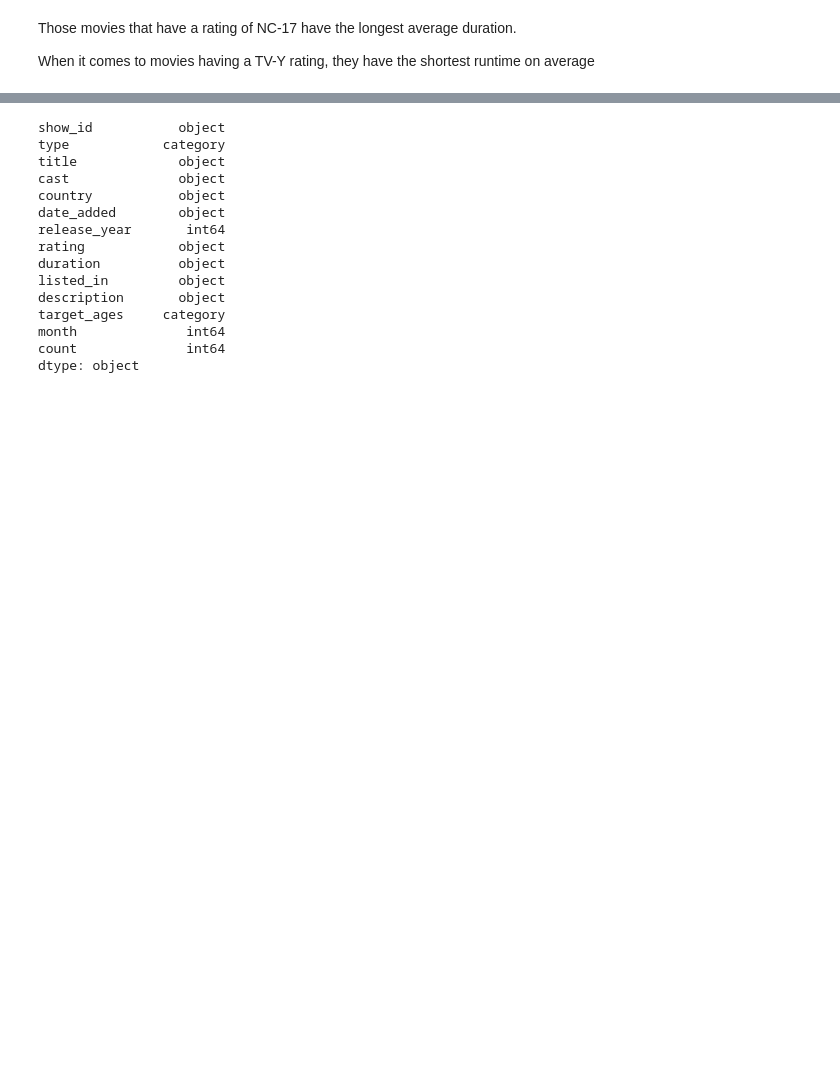
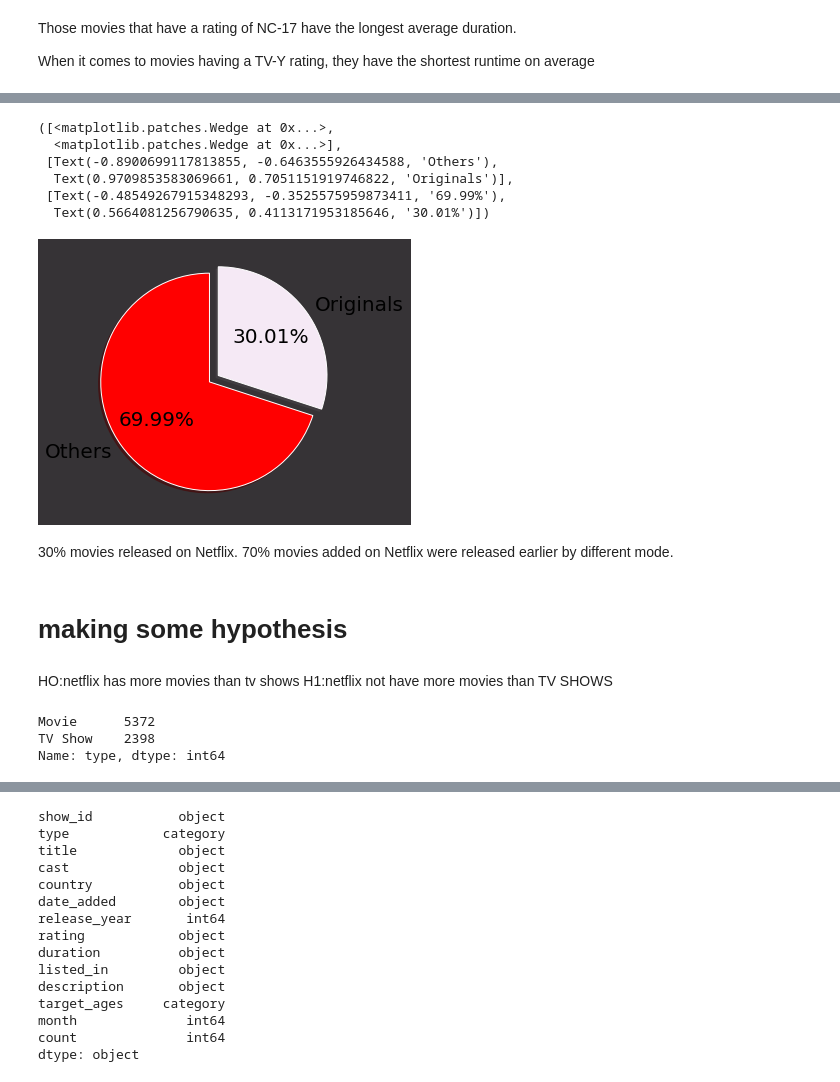
Before and after one commit to apoorvaKR12695/Netflix-Movies-and-TV-Shows-Clustering, a Jupyter notebook: Copy_of_Copy_of_NETFLIX_MOVIES_AND_TV_SHOWS_CLUSTERING.ipynb, the cells around one changed output, grey strips where cells are left out. Saved outputs shown, nothing was run; the diff lists cells and outputs as text; code cells hidden in the pictures; blank space fills up the shorter version.

```diff
--- a/Copy_of_Copy_of_NETFLIX_MOVIES_AND_TV_SHOWS_CLUSTERING.ipynb
+++ b/Copy_of_Copy_of_NETFLIX_MOVIES_AND_TV_SHOWS_CLUSTERING.ipynb
@@ -518,0 +535,4 @@ When it comes to movies having a TV-Y rating, they have the shortest runtime on
+# %%
+df['date_added'] = pd.to_datetime(df['date_added'])
+df['year_added'] = df['date_added'].dt.year
+df
@@ -518,0 +553,34 @@ When it comes to movies having a TV-Y rating, they have the shortest runtime on
+# %%
+# All the movies and TV shows in different dataframe
+movies = df[df['type']=='Movie']
+tv_shows= df[df['type']=='TV Show']
+# %%
+movies['originals'] = np.where(movies['release_year']==movies['year_added'], 'Yes', 'No')
+# pie plot showing percentage of originals and others in movies
+fig, ax = plt.subplots(figsize=(5,5),facecolor="#363336")
+ax.patch.set_facecolor('#363336')
+explode = (0, 0.1)
+ax.pie(movies['originals'].value_counts(), explode=explode, autopct='%.2f%%', labels= ['Others', 'Originals'],
+       shadow=True, startangle=90,textprops={'color':"black", 'fontsize': 20}, colors =['red','#F5E9F5'])
+# %% [output]
+([<matplotlib.patches.Wedge at 0x...>,
+  <matplotlib.patches.Wedge at 0x...>],
+ [Text(-0.8900699117813855, -0.6463555926434588, 'Others'),
+  Text(0.9709853583069661, 0.7051151919746822, 'Originals')],
+ [Text(-0.48549267915348293, -0.3525575959873411, '69.99%'),
+  Text(0.5664081256790635, 0.4113171953185646, '30.01%')])
+[figure, added]
+# %% [markdown]
+30% movies released on Netflix.
+70% movies added on Netflix were released earlier by different mode.
+# %% [markdown]
+# making some hypothesis
+# %% [markdown]
+HO:netflix has more movies than tv shows
+H1:netflix not have more movies than TV SHOWS
+# %%
+df['type'].value_counts()
+# %% [output]
+Movie      5372
+TV Show    2398
+Name: type, dtype: int64
```
Also changed, not shown: parts of 40 cells of this notebook.
